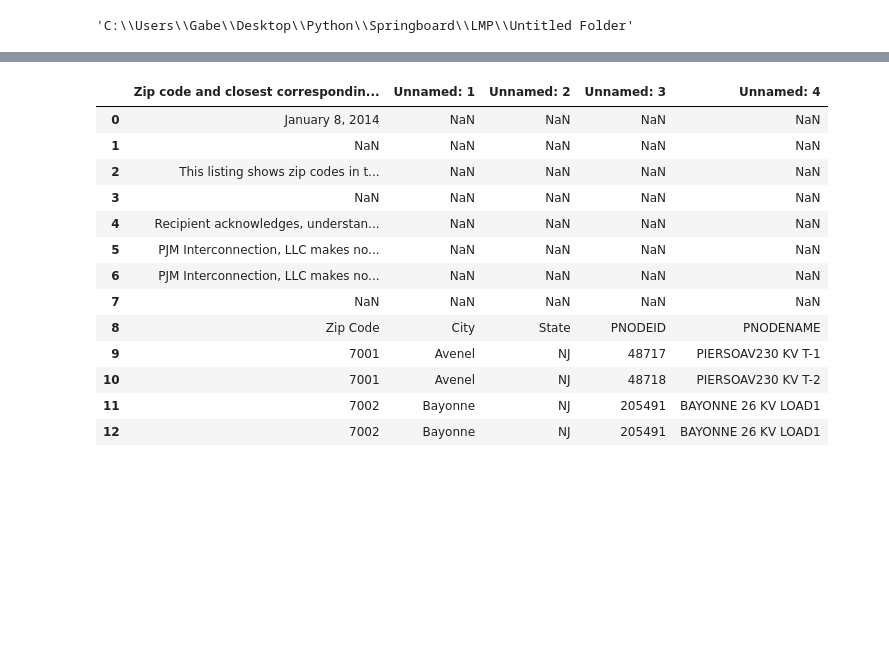
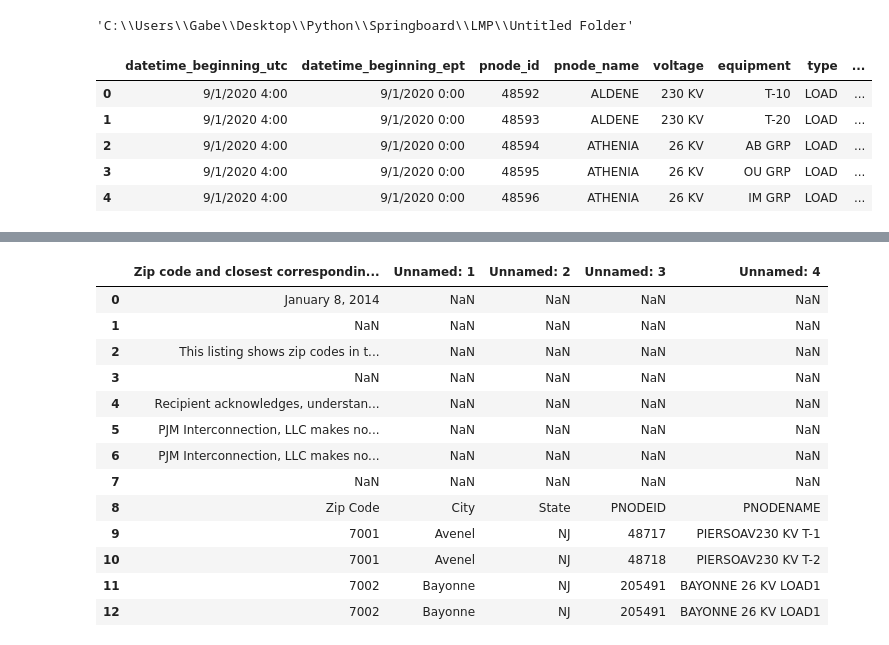
Before and after one commit to chiboi34/LMP, a Jupyter notebook: Untitled.ipynb, the cells around one changed output, grey strips where cells are left out. Saved outputs shown, nothing was run; the diff lists cells and outputs as text; code cells hidden in the pictures; blank space fills up the shorter version.

```diff
--- a/Untitled.ipynb
+++ b/Untitled.ipynb
@@ -17,3 +21,16 @@ pepco_sep =pd.read_csv('../Pepco/rt_hrl_lmps_sep_pepco.csv')
 pseg_july =pd.read_csv('../Pseg/rt_hrl_lmps_jul_pseg.csv')
 pseg_aug= pd.read_csv('../Pseg/rt_hrl_lmps_aug_pseg.csv')
 pseg_sep =pd.read_csv('../Pseg/rt_hrl_lmps_sept_pseg.csv')
+# %%
+#concatenate the utitlity datframes, so each utlity has a datframe that spans our three-month observation period
+duke_df = pd.concat([duke_sep, duke_aug, duke_july])
+pepco_df = pd.concat([pepco_sep, pepco_aug, pepco_july])
+pseg_df = pd.concat([pseg_sep, pseg_aug, pseg_july])
+pseg_df.head(5)
+# %% [output]
+|  | datetime_beginning_utc | datetime_beginning_ept | pnode_id | pnode_name | voltage | equipment | type | ... |
+| 0 | 9/1/2020 4:00 | 9/1/2020 0:00 | 48592 | ALDENE | 230 KV | T-10 | LOAD | ... |
+| 1 | 9/1/2020 4:00 | 9/1/2020 0:00 | 48593 | ALDENE | 230 KV | T-20 | LOAD | ... |
+| 2 | 9/1/2020 4:00 | 9/1/2020 0:00 | 48594 | ATHENIA | 26 KV | AB GRP | LOAD | ... |
+| 3 | 9/1/2020 4:00 | 9/1/2020 0:00 | 48595 | ATHENIA | 26 KV | OU GRP | LOAD | ... |
+| 4 | 9/1/2020 4:00 | 9/1/2020 0:00 | 48596 | ATHENIA | 26 KV | IM GRP | LOAD | ... |
```
Also changed, not shown: parts of 9 cells of this notebook.
